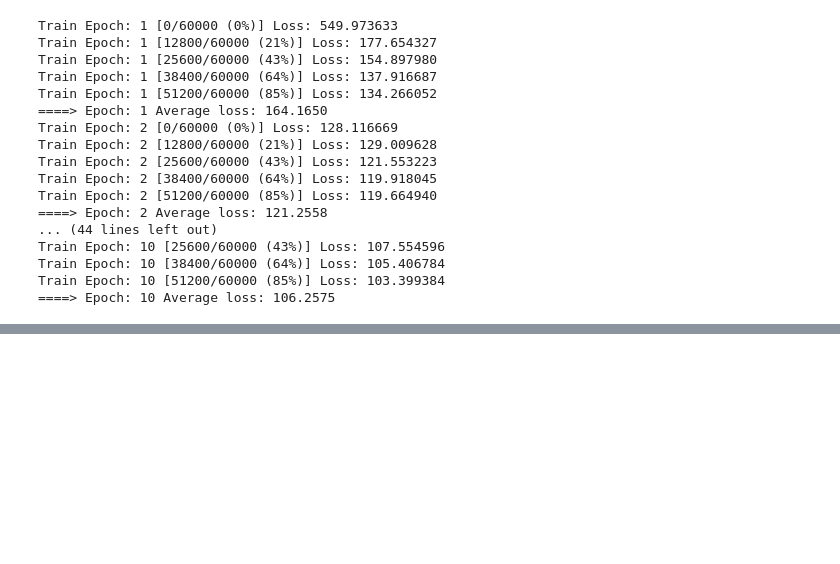
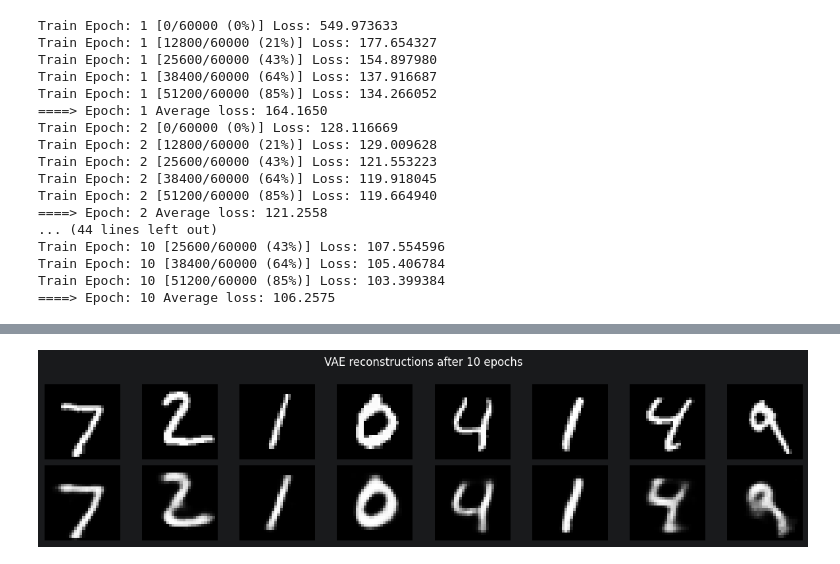
Before and after one commit to majorgilles/visual-genai-lab-curriculum, a Jupyter notebook: notebooks/05_vae.ipynb, the cells around one changed output, grey strips where cells are left out. Cells and saved outputs as stored; diff of their text form; code cells hidden in the pictures; blank space fills up the shorter version.

Commit message:
feat: add inline reconstruction display and filename updates based on epoch count

```diff
--- a/notebooks/05_vae.ipynb
+++ b/notebooks/05_vae.ipynb
@@ -469,0 +474,29 @@ Saved sample grid: C:\Users\giloz\dev\visual-genai-lab\outputs\prep\vae\sample_e
+# %%
+# Display original test digits above their VAE reconstructions
+
+import matplotlib.pyplot as plt
+
+model.eval()
+with torch.no_grad():
+    display_batch, _ = next(iter(test_loader))
+    display_batch = display_batch.to(device)
+    display_recon, _, _ = model(display_batch)
+
+n = 8
+reconstructed_images = display_recon.view(display_batch.size(0), 1, 28, 28)
+
+fig, axes = plt.subplots(2, n, figsize=(12, 3))
+for index in range(n):
+    axes[0, index].imshow(display_batch[index].squeeze().cpu(), cmap="gray")
+    axes[0, index].axis("off")
+
+    axes[1, index].imshow(reconstructed_images[index].squeeze().cpu(), cmap="gray")
+    axes[1, index].axis("off")
+
+axes[0, 0].set_ylabel("Original", rotation=0, labelpad=36, va="center")
+axes[1, 0].set_ylabel("Rebuilt", rotation=0, labelpad=36, va="center")
+fig.suptitle(f"VAE reconstructions after {num_epochs} epochs")
+plt.tight_layout()
+plt.show()
+# %% [output]
+[figure, added]
```
Also changed, not shown: parts of 3 cells of this notebook, 2 other files.
